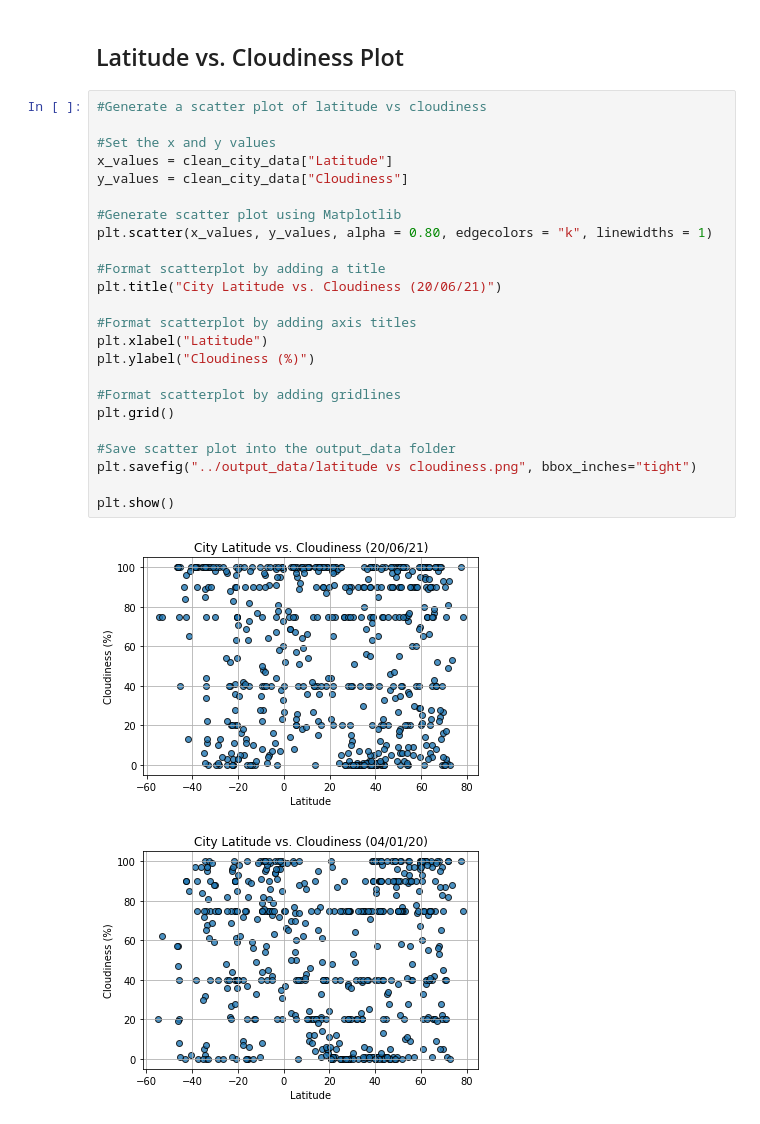
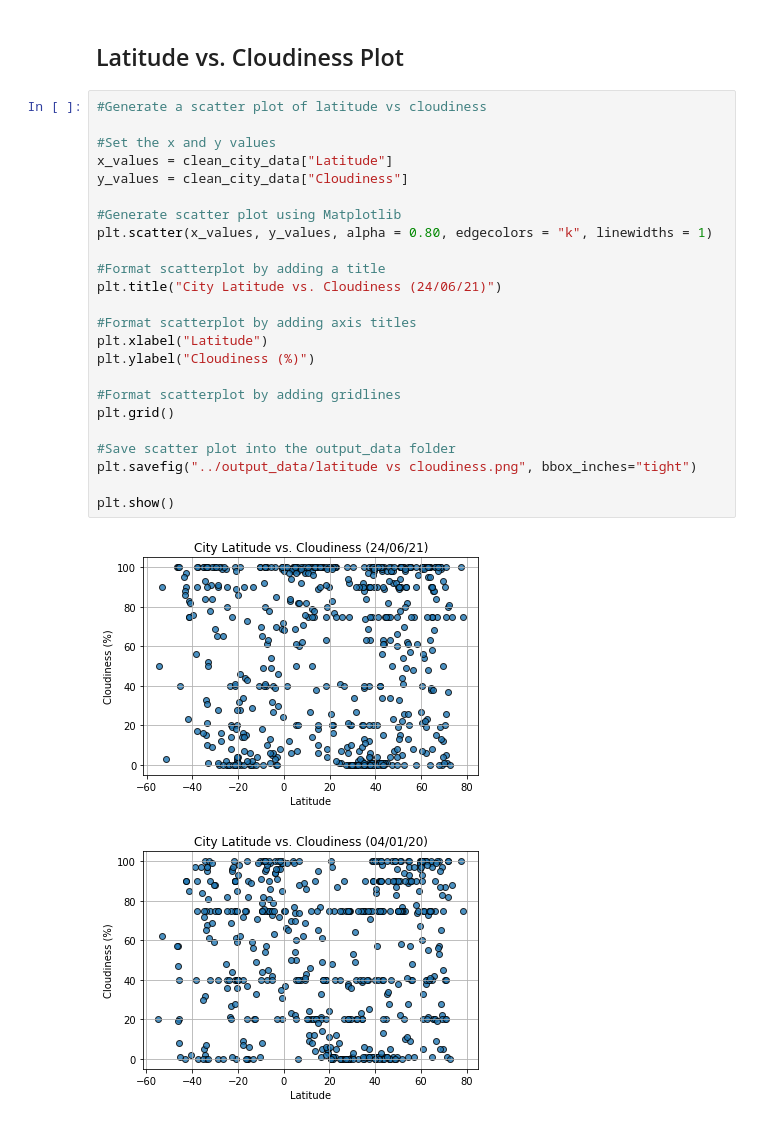
Before and after one commit to ambervanharskamp/python-api-challenge, a Jupyter notebook: starter_code/WeatherPy.ipynb, the cells around one changed output. Cells and saved outputs as stored; diff of their text form.

```diff
--- a/starter_code/WeatherPy.ipynb
+++ b/starter_code/WeatherPy.ipynb
@@ -378,29 +378,29 @@ The above scatter plot shows the relationship between latitude and the humidity
 # %%
 #Generate a scatter plot of latitude vs cloudiness
 
 #Set the x and y values
 x_values = clean_city_data["Latitude"]
 y_values = clean_city_data["Cloudiness"]
 
 #Generate scatter plot using Matplotlib
 plt.scatter(x_values, y_values, alpha = 0.80, edgecolors = "k", linewidths = 1)
 
 #Format scatterplot by adding a title
-plt.title("City Latitude vs. Cloudiness (20/06/21)")
+plt.title("City Latitude vs. Cloudiness (24/06/21)")
 
 #Format scatterplot by adding axis titles
 plt.xlabel("Latitude")
 plt.ylabel("Cloudiness (%)")
 
 #Format scatterplot by adding gridlines
 plt.grid()
 
 #Save scatter plot into the output_data folder
 plt.savefig("../output_data/latitude vs cloudiness.png", bbox_inches="tight")
 
 plt.show()
 # %% [output]
-[figure, old version]
+[figure, new version]
 # %%
 # %% [output]
 [figure]
```
Also changed, not shown: parts of 18 cells of this notebook, 14 other files.
